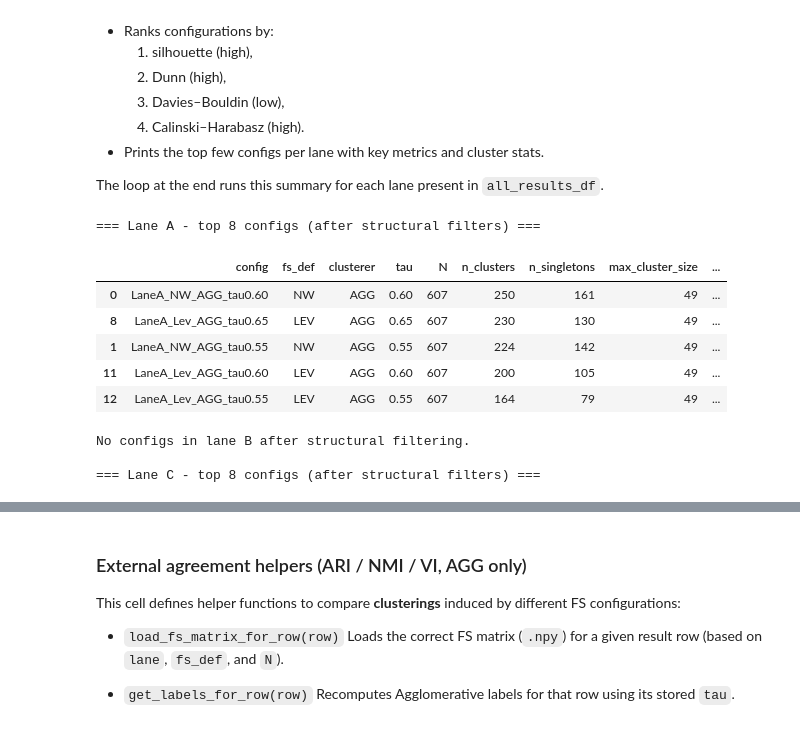
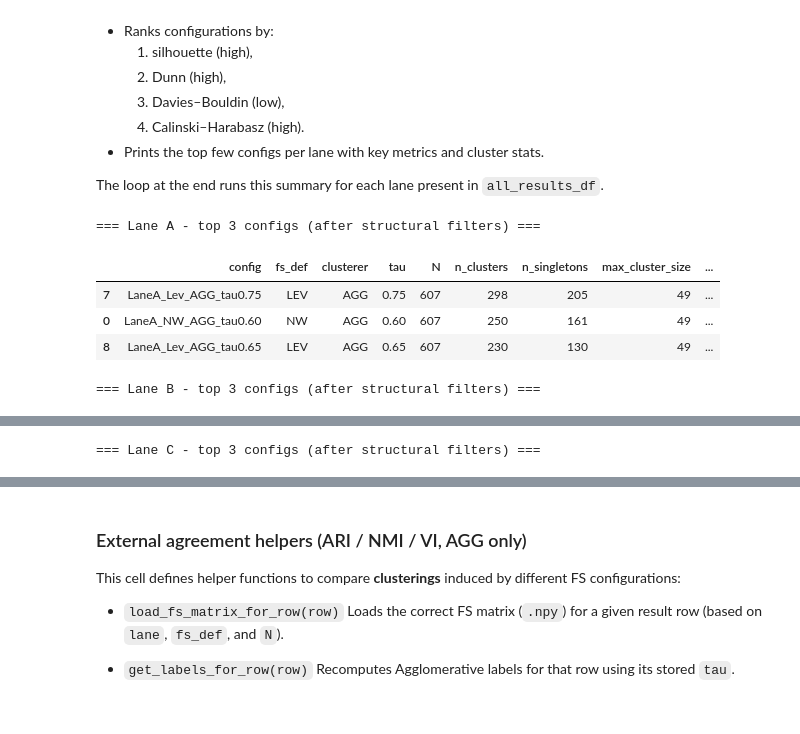
Before and after one commit to LewNew/PhD, a Jupyter notebook: projects/fi_fs/notebooks/FS_Eval.ipynb, the cells around one changed output, grey strips where cells are left out. Saved outputs shown, nothing was run; the diff lists cells and outputs as text; code cells hidden in the pictures.

```diff
--- a/projects/fi_fs/notebooks/FS_Eval.ipynb
+++ b/projects/fi_fs/notebooks/FS_Eval.ipynb
@@ -1393,53 +1393,49 @@ def summarise_lane(
         return
 
     # Structural constraints
-    sub = sub[
-        (sub["n_clusters"] >= min_clusters)
-        & (sub["n_clusters"] <= max_clusters)
-    ]
-    sub = sub[
-        (sub["n_singletons"] <= max_singletons_frac * sub["N"])
-    ]
+    # sub = sub[
+    #     (sub["n_clusters"] >= min_clusters)
+    #     & (sub["n_clusters"] <= max_clusters)
+    # ]
+    # sub = sub[
+    #     (sub["n_singletons"] <= max_singletons_frac * sub["N"])
+    # ]
 
     # Require a valid silhouette (otherwise metrics are meaningless here)
     sub = sub[sub["silhouette"].notna()]
 
     if sub.empty:
         print(f"No configs in lane {lane} after structural filtering.")
         return
 
     # For sorting, treat missing Dunn as very bad
     sub["dunn_rank"] = sub["dunn"].fillna(-np.inf)
 
     # Rank: high silhouette, high Dunn, low DB, high CH
     sub = sub.sort_values(
         by=["silhouette", "dunn_rank", "davies_bouldin", "calinski_harabasz"],
         ascending=[False,   False,      True,             False],
     )
 
     print(f"\n=== Lane {lane} - top {top_k} configs (after structural filters) ===")
     cols = [
         "config", "fs_def", "clusterer", "tau",
         "N", "n_clusters", "n_singletons",
         "max_cluster_size", "median_cluster_size",
         "cohesion_mean_FS",
         "silhouette", "dunn", "davies_bouldin", "calinski_harabasz",
     ]
     display(sub[cols].head(top_k))
 
 
 # Run summaries for each lane
 for lane in sorted(all_results_df["lane"].dropna().unique()):
-    summarise_lane(all_results_df, lane=lane, top_k=8)
+    summarise_lane(all_results_df, lane=lane, top_k=3)
 # %% [output]
-=== Lane A - top 8 configs (after structural filters) ===
+=== Lane A - top 3 configs (after structural filters) ===
 |  | config | fs_def | clusterer | tau | N | n_clusters | n_singletons | max_cluster_size | ... |
+| 7 | LaneA_Lev_AGG_tau0.75 | LEV | AGG | 0.75 | 607 | 298 | 205 | 49 | ... |
 | 0 | LaneA_NW_AGG_tau0.60 | NW | AGG | 0.60 | 607 | 250 | 161 | 49 | ... |
 | 8 | LaneA_Lev_AGG_tau0.65 | LEV | AGG | 0.65 | 607 | 230 | 130 | 49 | ... |
-| 1 | LaneA_NW_AGG_tau0.55 | NW | AGG | 0.55 | 607 | 224 | 142 | 49 | ... |
-| 11 | LaneA_Lev_AGG_tau0.60 | LEV | AGG | 0.60 | 607 | 200 | 105 | 49 | ... |
-| 12 | LaneA_Lev_AGG_tau0.55 | LEV | AGG | 0.55 | 607 | 164 | 79 | 49 | ... |
-No configs in lane B after structural filtering.
-
-=== Lane C - top 8 configs (after structural filters) ===
+=== Lane B - top 3 configs (after structural filters) ===
 |  | config | fs_def | clusterer | tau | N | n_clusters | n_singletons | max_cluster_size | ... |
@@ -1449,0 +1445 @@ No configs in lane B after structural filtering.
+=== Lane C - top 3 configs (after structural filters) ===
```
Also changed, not shown: parts of 2 cells of this notebook.
